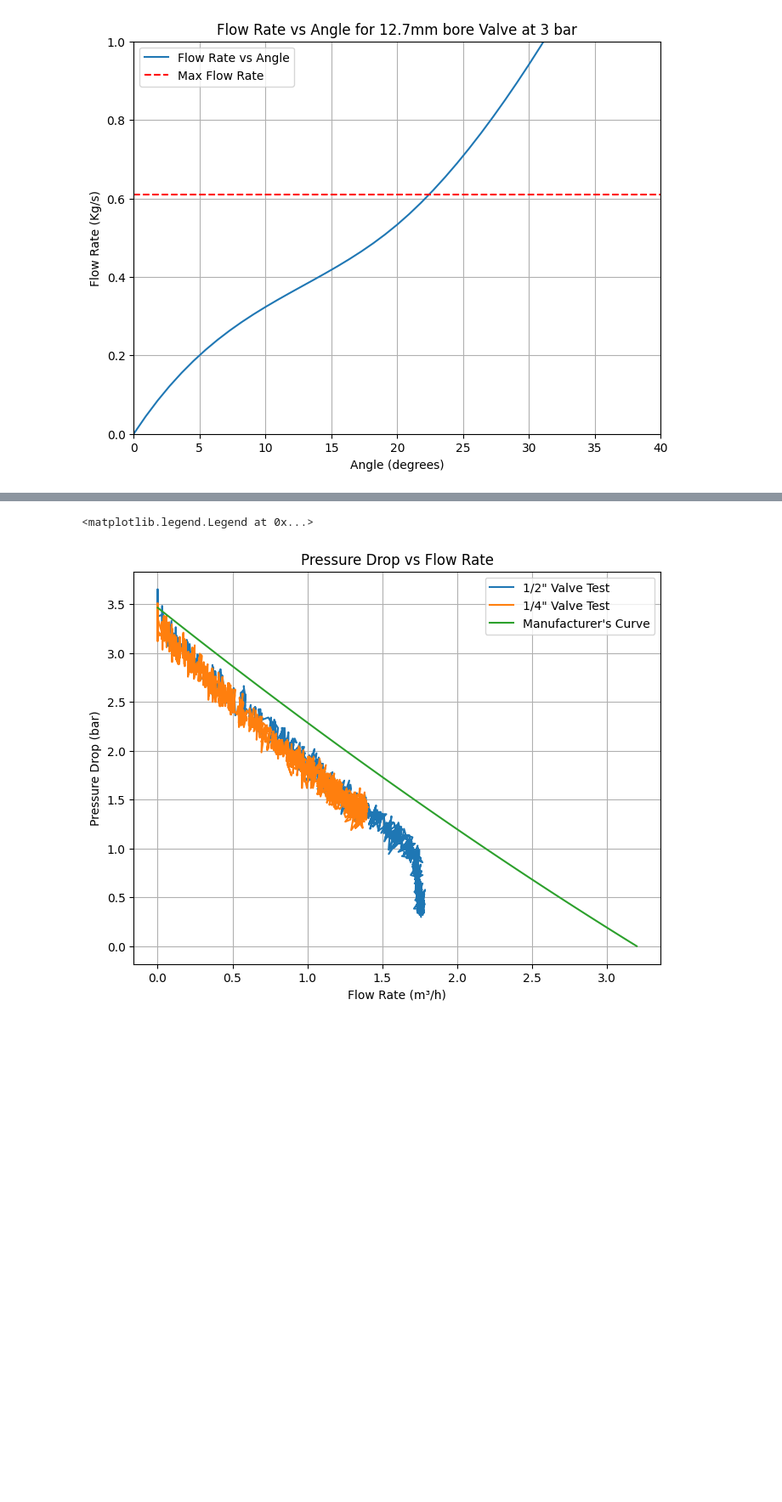
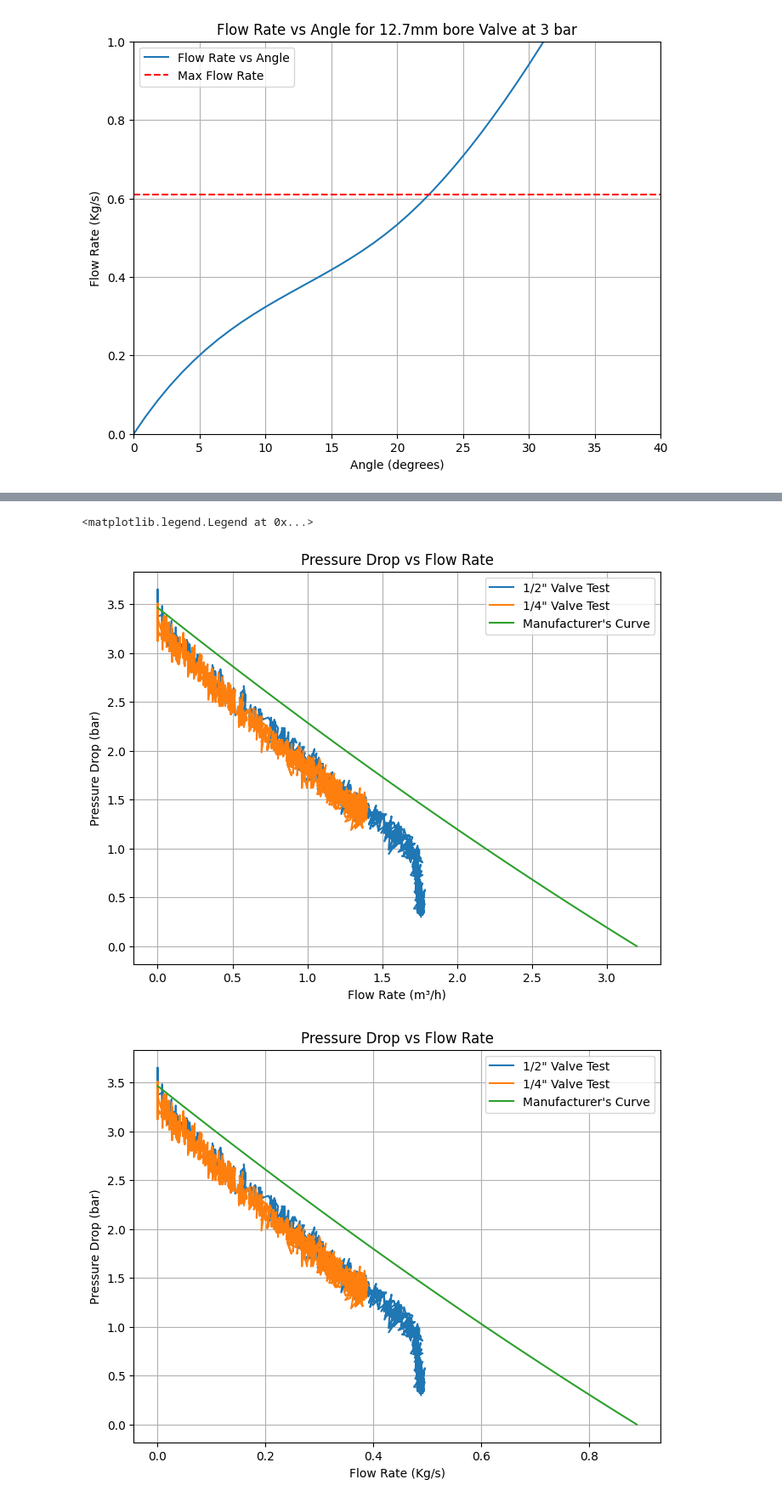
Before and after one commit to LpHiX/FYPTurbine, a Jupyter notebook: valvekv.ipynb, the cells around one changed output, grey strips where cells are left out. Shown at 85% size. Cells and saved outputs as stored; diff of their text form; code cells hidden in the pictures; blank space fills up the shorter version.

```diff
--- a/valvekv.ipynb
+++ b/valvekv.ipynb
@@ -220,33 +220,46 @@ plt.plot(inlet_valve_angle, kv, label='Kv vs Inlet Valve Angle')
 plt.plot(angle_range, kv_range, label='Interpolated Kv vs Angle')
 plt.title('Kv vs Inlet Valve Angle')
 plt.xlabel('Angle (degrees)')
 plt.ylabel('Kv')
 plt.legend()
 plt.grid()
 plt.show()
 
 dp_test1 = pt_in - pt_out
 q_test1 = fm / 1000 * 3600
 
 def manufacturer_curve(q):
     # https://www.anglianpumping.com/app/uploads/2023/03/hozelock-jet-3000-manual.pdf
     # https://www.desmos.com/calculator/njmgbobulp
     return 0.417 * q*q + -11.96 * q + 34
 
 plt.figure(figsize=(8, 6))
 plt.plot(q_test1, dp_test1, label='1/2" Valve Test')
 plt.plot(q_test2, dp_test2, label='1/4" Valve Test')
 plt.plot(np.linspace(0, 3.2, 100), manufacturer_curve(np.linspace(0, 3.2, 100))/9.81, label="Manufacturer's Curve")
 plt.title('Pressure Drop vs Flow Rate')
 plt.xlabel('Flow Rate (m³/h)')
 plt.ylabel('Pressure Drop (bar)')
 plt.grid()
 plt.legend()
+
+# Plot the same graph but kg/s flow rate
+
+plt.figure(figsize=(8, 6))
+plt.plot(q_test1 / 3600 * 1000, dp_test1, label='1/2" Valve Test')
+plt.plot(q_test2 / 3600 * 1000, dp_test2, label='1/4" Valve Test')
+plt.plot(np.linspace(0, 3.2, 100) / 3600 * 1000, manufacturer_curve(np.linspace(0, 3.2, 100))/9.81, label="Manufacturer's Curve")
+plt.title('Pressure Drop vs Flow Rate')
+plt.xlabel('Flow Rate (Kg/s)')
+plt.ylabel('Pressure Drop (bar)')
+plt.grid()
+plt.legend()
 # %% [output]
 [figure]
 [figure]
 <matplotlib.legend.Legend at 0x...>
 [figure]
+[figure, added]
 # %%
 import polars as pl
 
```
Also changed, not shown: 36 other files.
